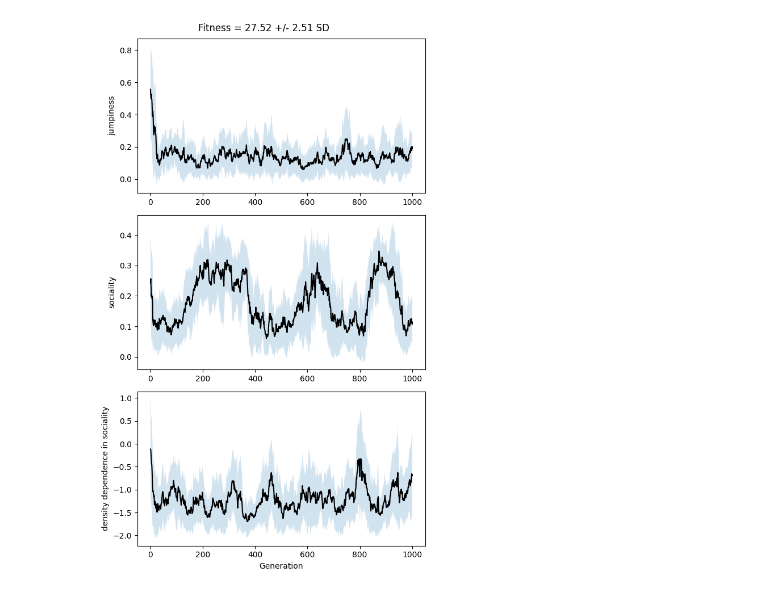
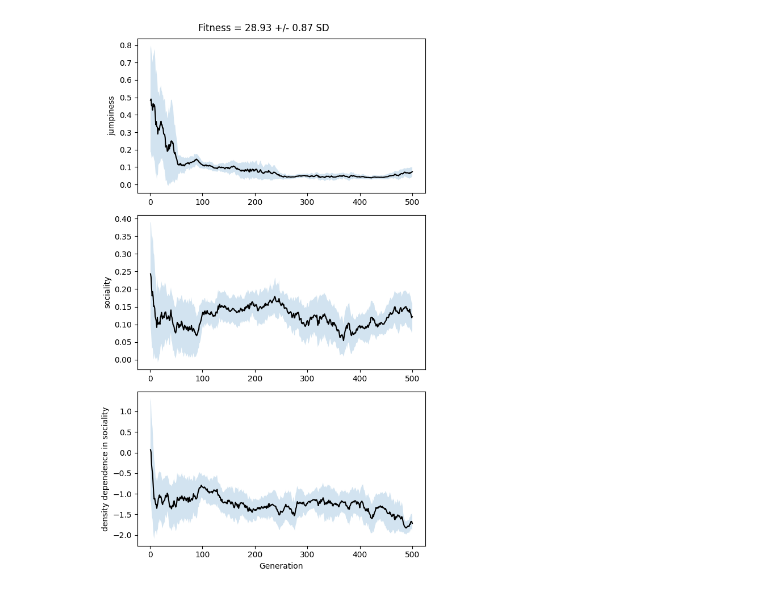
Before and after one commit to vivian-m-li/si_evolution, a Jupyter notebook: run_simulations.ipynb, the cells around one changed output. Drawn from its saved outputs; the diff is of its cells as text; code cells hidden in the pictures.

Commit message:
update mutation

```diff
--- a/run_simulations.ipynb
+++ b/run_simulations.ipynb
@@ -6,7 +6,7 @@ from si_evolution import evo_fun
 from constants import OUT_FILE_DIR
 from si_types import Parameters
 # %%
-params = Parameters(prob_pred=0.2, mutation_max=0.1, maxf=1000)
+params = Parameters(prob_pred=0.2)
 evo_fun(OUT_FILE_DIR, params, save_output=False, plot=True)
 # %% [output]
-[figure, old version]
+[figure, new version]
```
Also changed, not shown: parts of 1 cell of this notebook, 7 other files.
